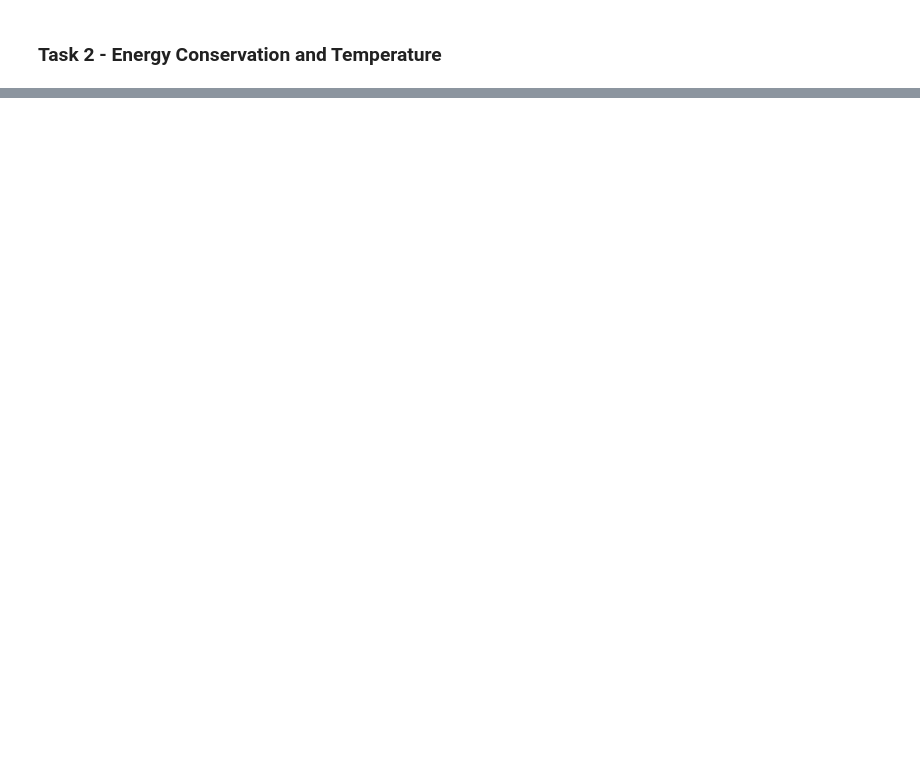
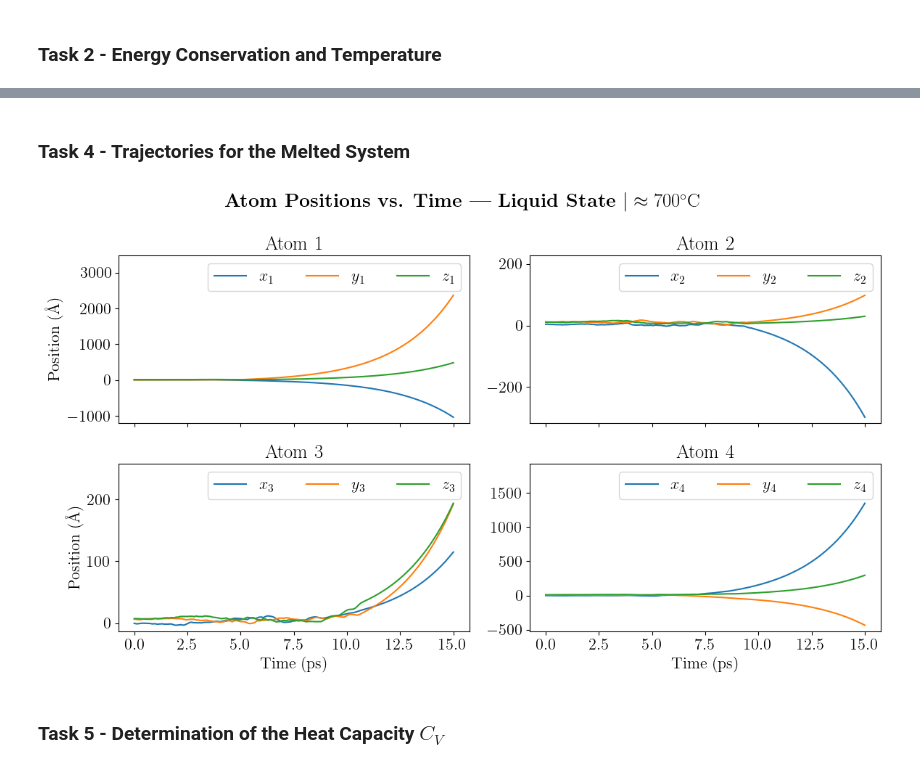
Before and after one commit to stommen/fka122-homeworks, a Jupyter notebook: H1/analyzer.ipynb, the cells around one changed output, grey strips where cells are left out. Drawn from its saved outputs; the diff is of its cells as text; code cells hidden in the pictures; blank space fills up the shorter version.

```diff
--- a/H1/analyzer.ipynb
+++ b/H1/analyzer.ipynb
@@ -210,0 +262,13 @@ plot_trajs(trajs, its_eq, its, t_max, delta_t)
+# %% [markdown]
+### Task 4 - Trajectories for the Melted System
+# %%
+its_eq = 25000
+its = 40000
+t_max = 40
+delta_t = 0.001
+
+plot_trajs(data, its_eq, its, t_max, delta_t, 4)
+# %% [output]
+[figure, added]
+# %% [markdown]
+### Task 5 - Determination of the Heat Capacity $C_V$
```
Also changed, not shown: parts of 7 cells of this notebook, 8 other files.
